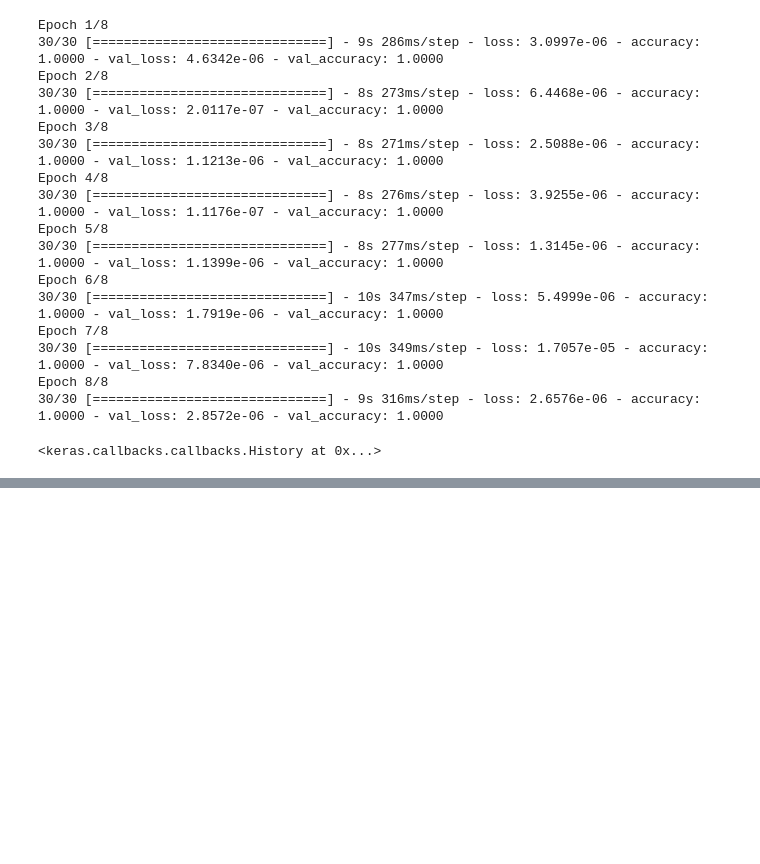
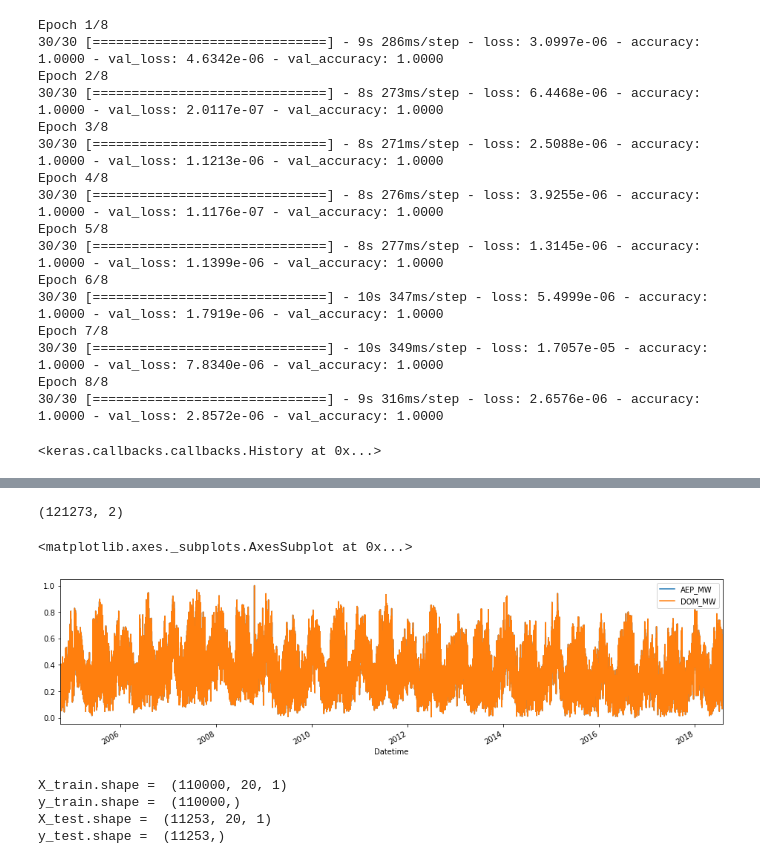
Before and after one commit to Stepess/neural_network, a Jupyter notebook: neural_networks.ipynb, the cells around one changed output, grey strips where cells are left out. Saved outputs shown, nothing was run; the diff lists cells and outputs as text; code cells hidden in the pictures; blank space fills up the shorter version.

```diff
--- a/neural_networks.ipynb
+++ b/neural_networks.ipynb
@@ -247,0 +288,17 @@ Epoch 8/8
+# %%
+from sklearn.preprocessing import MinMaxScaler
+
+def normalize_data(df):
+    scaler = MinMaxScaler()
+    df['AEP_MW']=scaler.fit_transform(df['AEP_MW'].values.reshape(-1,1))
+    return df
+
+df_norm = normalize_data(df)
+df_norm.shape
+# %% [output]
+(121273, 2)
+# %%
+df.plot(figsize=(16,4),legend=True)
+# %% [output]
+<matplotlib.axes._subplots.AxesSubplot at 0x...>
+[figure, added]
@@ -247,0 +332,13 @@ Epoch 8/8
+# %%
+seq_len = 20
+X_train, y_train, X_test, y_test = load_data(df, seq_len)
+
+print('X_train.shape = ',X_train.shape)
+print('y_train.shape = ', y_train.shape)
+print('X_test.shape = ', X_test.shape)
+print('y_test.shape = ',y_test.shape)
+# %% [output]
+X_train.shape =  (110000, 20, 1)
+y_train.shape =  (110000,)
+X_test.shape =  (11253, 20, 1)
+y_test.shape =  (11253,)
```
Also changed, not shown: parts of 14 cells of this notebook.
